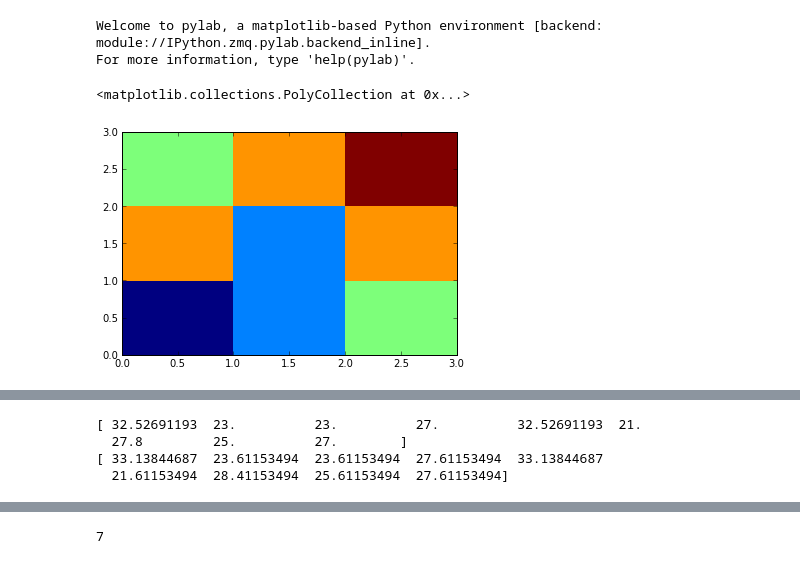
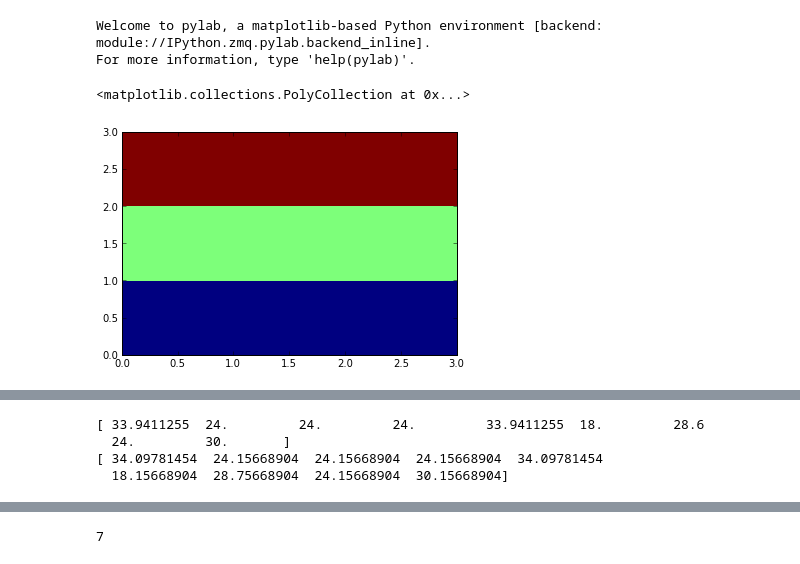
Before and after one commit to dIOGOLOC/cavalo, a Jupyter notebook: Projeto Tomografia.ipynb, the cells around one changed output, grey strips where cells are left out. Saved outputs shown, nothing was run; the diff lists cells and outputs as text; code cells hidden in the pictures.

```diff
--- a/Projeto Tomografia.ipynb
+++ b/Projeto Tomografia.ipynb
@@ -9,12 +9,11 @@ import numpy as np
 import matplotlib.pyplot as plt
 # %%
 #Sendo pt=parâmetros verdadeiros
-
-pt=[6,7,8,9,7,9,8,9,10]
+pt=[6,6,6,8,8,8,10,10,10]
 plt.pcolor(np.reshape(pt,(3,3)))
 # %% [output]
 <matplotlib.collections.PolyCollection at 0x...>
-[figure, old version]
+[figure, new version]
 # %%
 #Declarando as variáveis:
 
@@ -68,10 +67,10 @@ yobs=yc+np.random.uniform(0,mod_yc)
 print(yc)
 print(yobs)
 # %% [output]
-[ 32.52691193  23.          23.          27.          32.52691193  21.
-  27.8         25.          27.        ]
-[ 33.13844687  23.61153494  23.61153494  27.61153494  33.13844687
-  21.61153494  28.41153494  25.61153494  27.61153494]
+[ 33.9411255  24.         24.         24.         33.9411255  18.         28.6
+  24.         30.       ]
+[ 34.09781454  24.15668904  24.15668904  24.15668904  34.09781454
+  18.15668904  28.75668904  24.15668904  30.15668904]
 # %%
 #Contruindo os estimador para os métodos:
 #p=parâmetros
```
Also changed, not shown: parts of 3 cells of this notebook.
